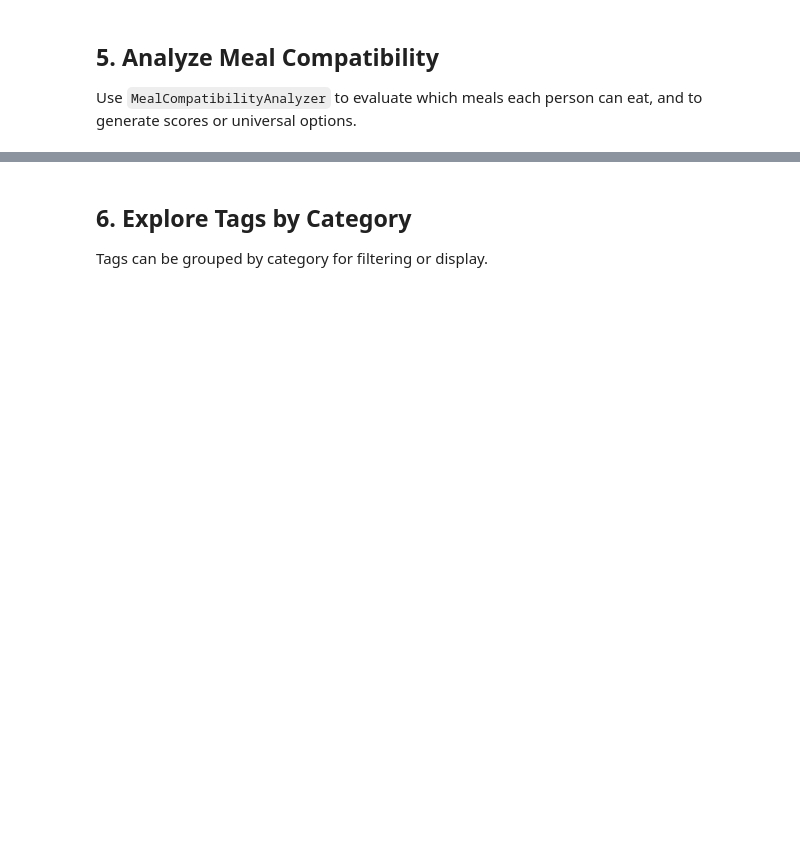
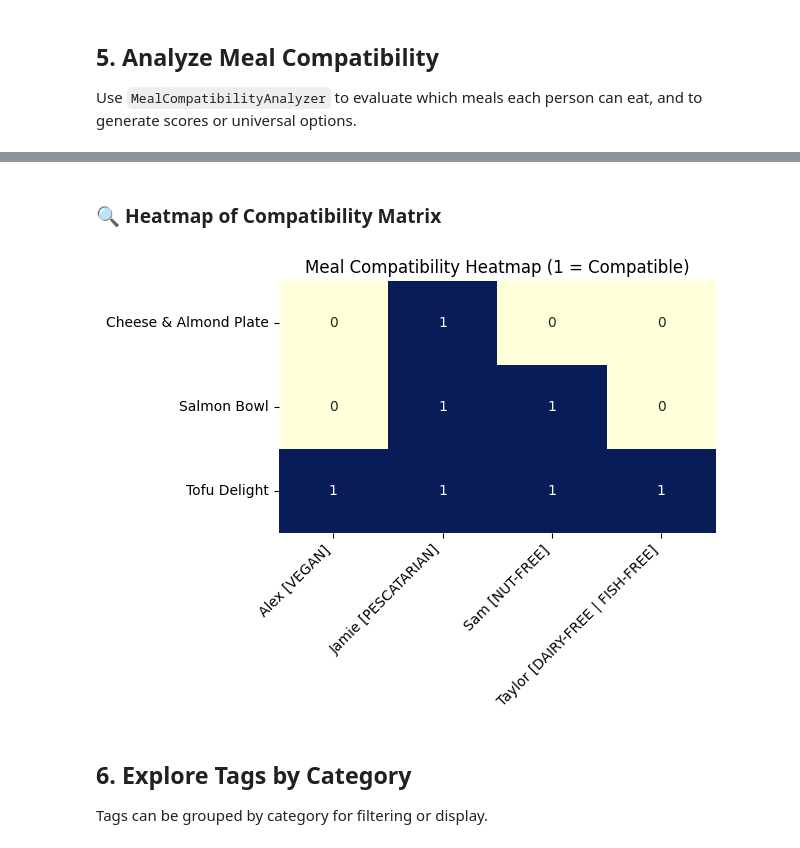
Before and after one commit to JetpackYoshi/meal-planner, a Jupyter notebook: examples/feature_overview.ipynb, the cells around one changed output, grey strips where cells are left out. Cells and saved outputs as stored; diff of their text form; code cells hidden in the pictures; blank space fills up the shorter version.

```diff
--- a/examples/feature_overview.ipynb
+++ b/examples/feature_overview.ipynb
@@ -93,3 +155,14 @@ print(analyzer.get_universally_compatible_meals())
+# %% [markdown]
+### 🔍 Heatmap of Compatibility Matrix
+# %%
+matrix = analyzer.get_matrix().astype(int)
+sns.heatmap(matrix, annot=True, cmap="YlGnBu", cbar=False)
+plt.title("Meal Compatibility Heatmap (1 = Compatible)")
+plt.xticks(rotation=45, ha='right')
+plt.tight_layout()
+plt.show()
+# %% [output]
+[figure, added]
 # %% [markdown]
 ## 6. Explore Tags by Category
 
```
Also changed, not shown: parts of 11 cells of this notebook.
